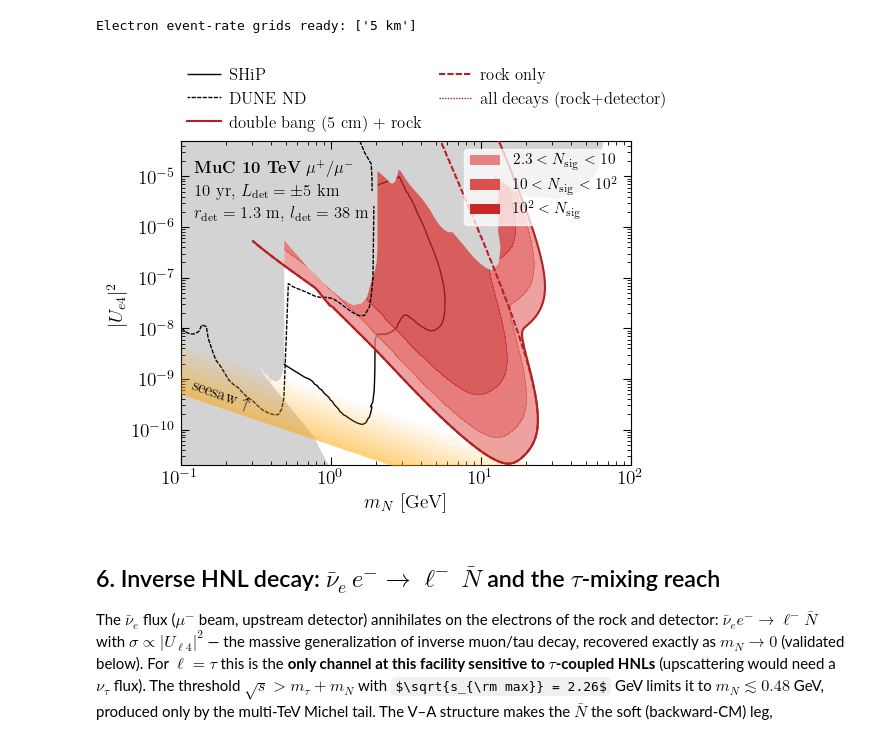
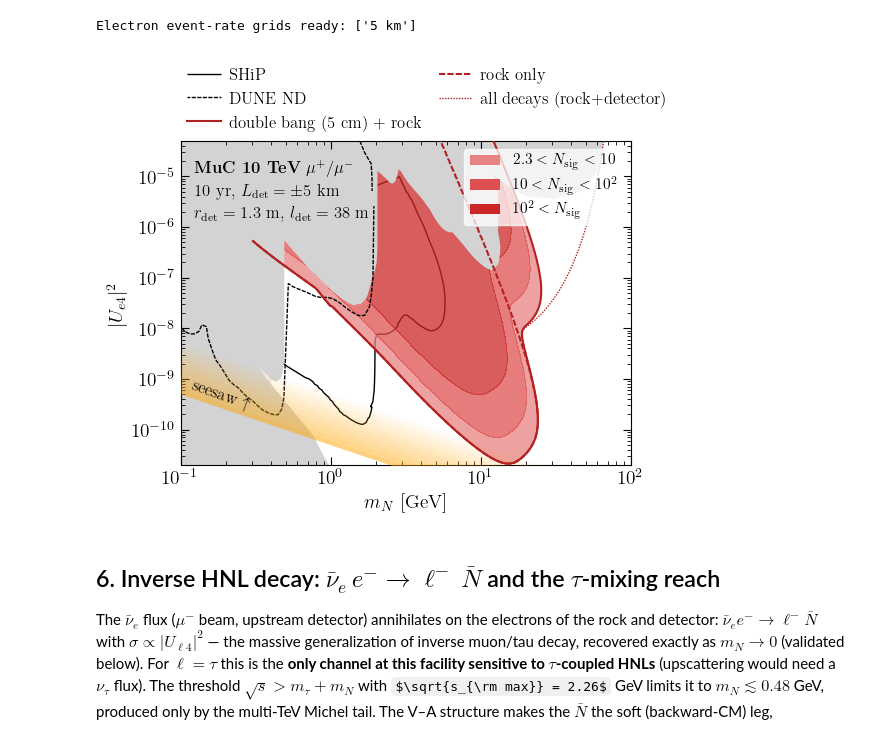
Before and after one commit to jchoi55/MINT, a Jupyter notebook: physics_studies/4_hnl_sensitivity.ipynb, the cells around one changed output. Saved outputs shown, nothing was run; the diff lists cells and outputs as text; code cells hidden in the pictures; some formulas as TeX source.

```diff
--- a/physics_studies/4_hnl_sensitivity.ipynb
+++ b/physics_studies/4_hnl_sensitivity.ipynb
@@ -632,7 +632,7 @@ def flux_at_e(D):
     """nu_e energies, annual weights, and per-neutrino chords through a block at z = D [cm]."""
     return det.flux_with_chords(sim_e, exposure=injections_per_year, dist=D)
 
-MIN_DISP = 3.0
+MIN_DISP = 5.0
 PT_MIN = 0.0  # GeV: pT cut for rock-produced HNLs (no visible production vertex)
 
 colors_e = ["firebrick", "steelblue"]  # electron uses firebrick (muon used steelblue)
@@ -718,6 +718,10 @@ for D in distances:
     ax.contour(
         mN_2D, U2_2D, scan_results_e[D]['N_rock'],
         levels=[2.3], colors=['firebrick'], linestyles=[(0, (3, 1))], linewidths=[1.5], zorder=5
+    )
+    ax.contour(
+        mN_2D, U2_2D, scan_results_e[D]['N_all'],
+        levels=[2.3], colors=['firebrick'], linestyles=[(0, (1, 1))], linewidths=[1.0], zorder=5
     )
 
 ref_D = distances[0]
@@ -786,34 +790,34 @@ annot_text = (
     fr"10 yr, $L_{{\rm det}} = \pm{ref_D/1e5:.0f}$ km\vspace{{0.15cm}}\\"
     fr"$r_{{\rm det}} = {DET_R/100:.1f}$ m, $l_{{\rm det}} = {L_fid/100:.0f}$ m"
 )
 
 ax.annotate(
     annot_text,
     xy=(0.03, 0.94),
     xycoords="axes fraction",
     fontsize=12,
     color="black",
     ha="left",
     va="top",
     zorder=5,
     multialignment="center",
 )
 ax.annotate(
     r"seesaw $\uparrow$",
     xy=(0.09, 0.16), xycoords="axes fraction", zorder=5,
     fontsize=12, color="black", ha="center", va="bottom", rotation=-20
 )
 
 ax.set_xscale("log")
 ax.set_yscale("log")
 ax.set_xlabel(r"$m_N$ [GeV]", fontsize=14)
 ax.set_ylabel(r"$|U_{e4}|^2$", fontsize=14)
 ax.set_title("")
 ax.tick_params(axis="both", which="major", labelsize=14)
 ax.set_ylim(2e-11, 5e-5)
 fig.savefig("plots/hnl_electron_mixing.pdf", bbox_inches="tight", dpi=300)
 # %% [output]
-[figure, old version]
+[figure, new version]
 # %% [markdown]
 ## 6. Inverse HNL decay: $\bar\nu_e\, e^- \to \ell^-\, \bar N$ and the $\tau$-mixing reach
 
```
Also changed, not shown: parts of 7 cells of this notebook, 40 other files.
